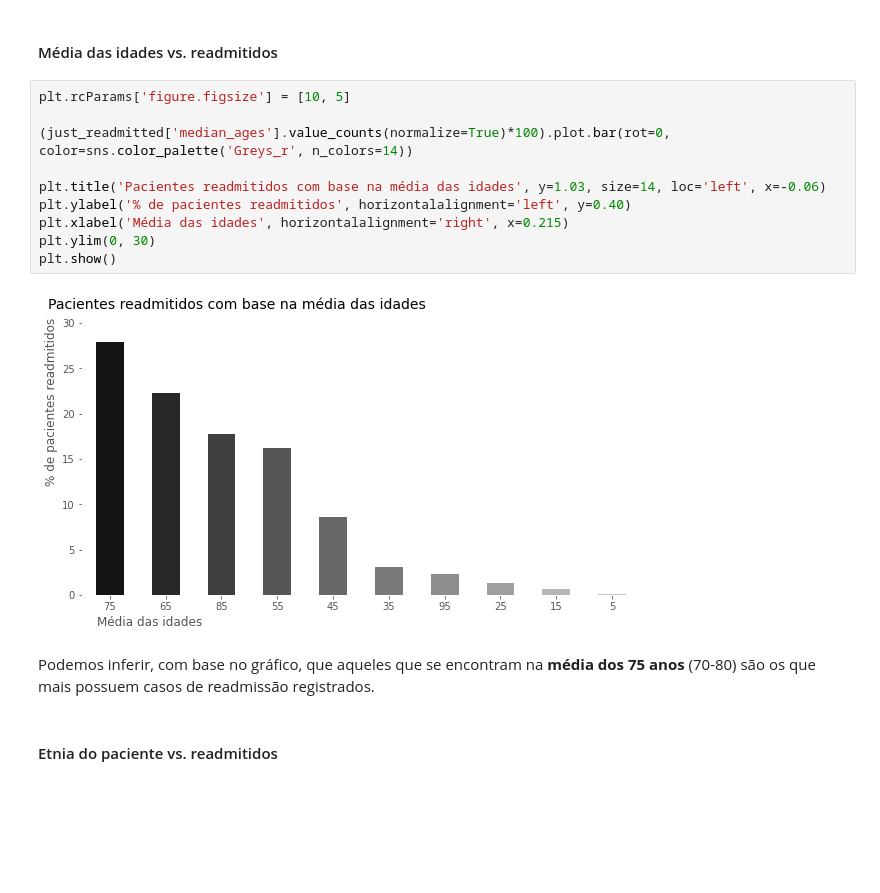
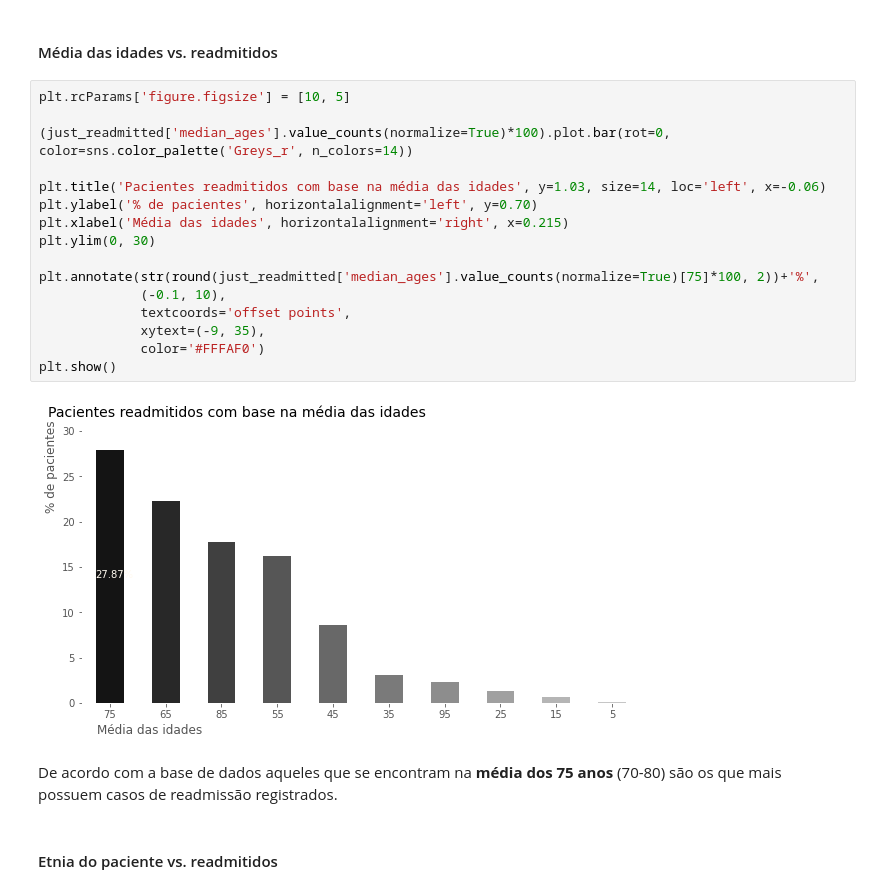
Before and after one commit to LilianeAquino/aed_projeto_3, a Jupyter notebook: template.ipynb, the cells around one changed output. Drawn from its saved outputs; the diff is of its cells as text; blank space fills up the shorter version.

Commit message:
Finalizada a análise dos dados

```diff
--- a/template.ipynb
+++ b/template.ipynb
@@ -579,17 +579,23 @@ just_readmitted = data_cleaned.loc[(data_cleaned['is_readmitted'] == 'Sim')]
 # %%
 plt.rcParams['figure.figsize'] = [10, 5]
 
 (just_readmitted['median_ages'].value_counts(normalize=True)*100).plot.bar(rot=0, color=sns.color_palette('Greys_r', n_colors=14))
 
 plt.title('Pacientes readmitidos com base na média das idades', y=1.03, size=14, loc='left', x=-0.06)
-plt.ylabel('% de pacientes readmitidos', horizontalalignment='left', y=0.40)
+plt.ylabel('% de pacientes', horizontalalignment='left', y=0.70)
 plt.xlabel('Média das idades', horizontalalignment='right', x=0.215)
 plt.ylim(0, 30)
+
+plt.annotate(str(round(just_readmitted['median_ages'].value_counts(normalize=True)[75]*100, 2))+'%',
+             (-0.1, 10),
+             textcoords='offset points',
+             xytext=(-9, 35),
+             color='#FFFAF0')
 plt.show()
 # %% [output]
-[figure, old version]
+[figure, new version]
 # %% [markdown]
-Podemos inferir, com base no gráfico, que aqueles que se encontram na **média dos 75 anos** (70-80) são os que mais possuem casos de readmissão registrados.
+De acordo com a base de dados aqueles que se encontram na **média dos 75 anos** (70-80) são os que mais possuem casos de readmissão registrados.
 # %% [markdown]
 #### Etnia do paciente vs. readmitidos
 # %%
```
Also changed, not shown: parts of 15 cells of this notebook.
